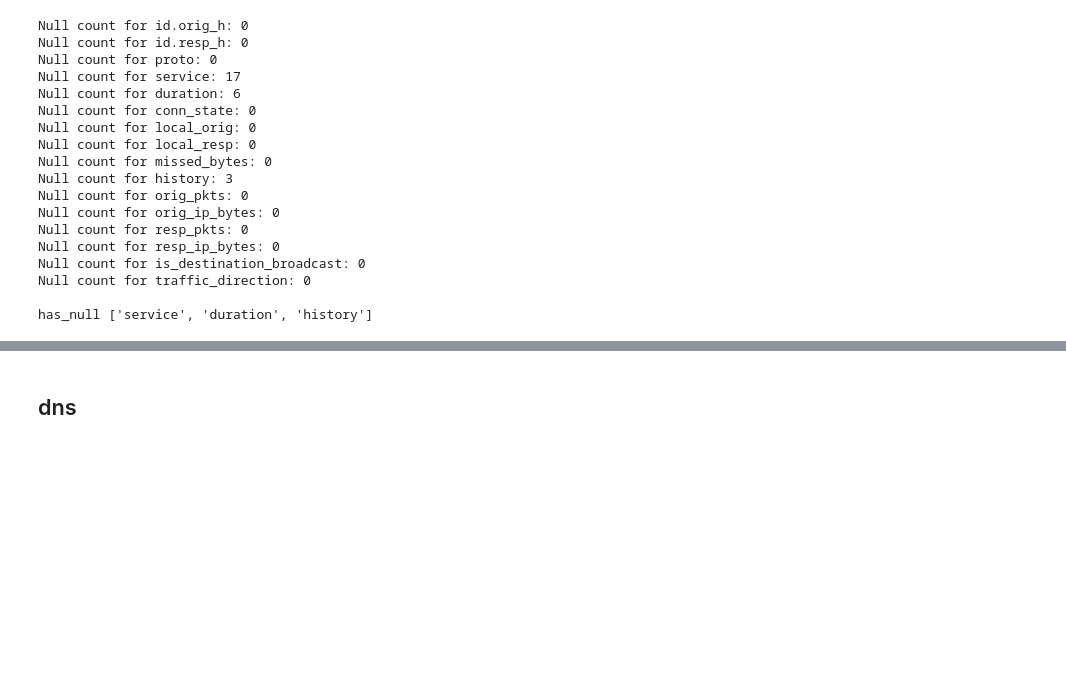
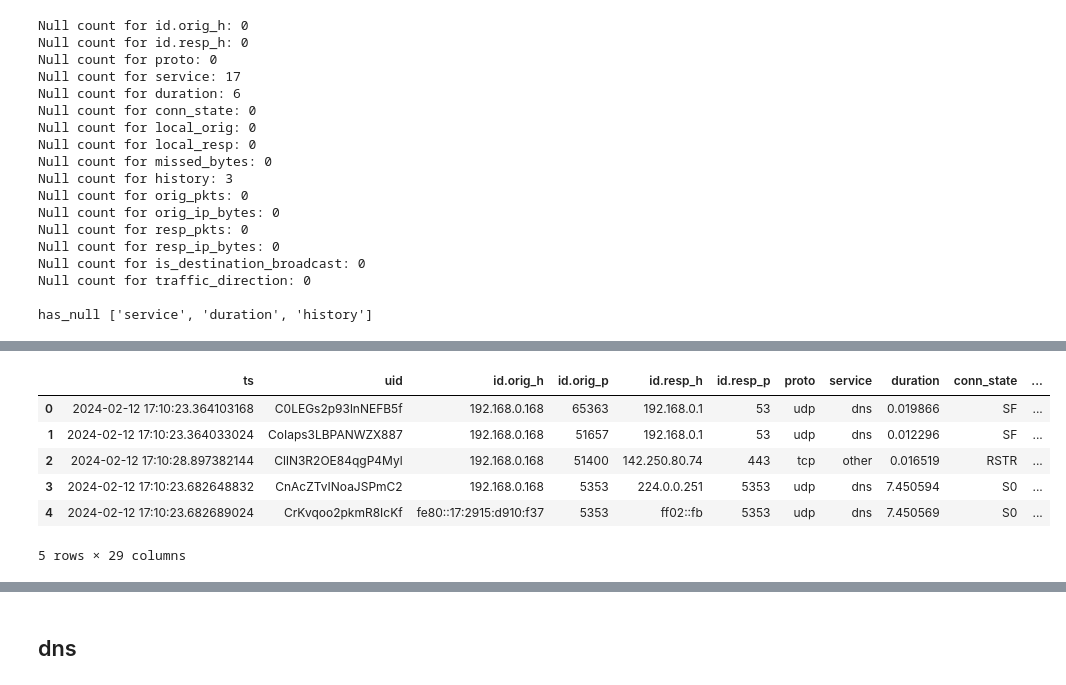
Before and after one commit to NYU-HSRN-Network-Data-Science-Group/AutoZeekWatch, a Jupyter notebook: NIDS/zoe_eda.ipynb, the cells around one changed output, grey strips where cells are left out. Drawn from its saved outputs; the diff is of its cells as text; code cells hidden in the pictures; blank space fills up the shorter version.

```diff
--- a/NIDS/zoe_eda.ipynb
+++ b/NIDS/zoe_eda.ipynb
@@ -434,0 +503,9 @@ def makedf_samecol(new_df):
+# %%
+#To be confirmed with HSRN data
+windows = [1,10,60,360] #seconds
+grp = ['id.orig_h', 'id.orig_p', 'id.resp_h', 'id.resp_p']
+#TODO: aggregate the features to compute the windowed features
+windowed_features_num = ['mean','min','max','std','var','cnt', 'sum'] #for numerical features: duration, orig_pkts, orig_ip_bytes, resp_pkts, resp_ip_bytes
+windowed_features_cat = ['nuniq','entropy'] #for categorical features: conn_state, proto, service, history
+aggr_feature_num = ['duration, missed_bytes, orig_pkts, orig_ip_bytes, resp_pkts, resp_ip_bytes']
+aggr_feature_num = ['local_orig', 'local_resp']
@@ -434,0 +779,27 @@ def makedf_samecol(new_df):
+# %%
+#For feature such as  local_orig , port,... numerical but can be treated as categorical
+from scipy.stats import entropy
+def calculate_agg_feature_cat(df, agg_feature, window_size=5000):
+  """
+  This function adds a new column "{agg_feature}_{either nunique or entropy}" to the DataFrame.
+  This column contains the aggregated features (nunique/entropy) of network flows within the past {window_size} seconds
+  for each group with the same ['id.orig_h', 'id.orig_p', 'id.resp_h', 'id.resp_p'].
+
+  Args:
+      df: The pandas DataFrame containing network flow data.
+      window_size: Size of the window for calculating the average (default: 5000 seconds).
+
+  Returns:
+      A new DataFrame with the added aggregated feautre columns.
+  """
+  # Convert timestamp to datetime
+  # df['ts'] = datetime.fromtimestamp(df['ts']) #assumes timestamps are in the local machine's timezone. not suggested
+  df['ts'] = pd.to_datetime(df['ts'], unit='s')
+  df = df.set_index('ts')
+  grp = ['id.orig_h', 'id.orig_p', 'id.resp_h', 'id.resp_p']
+  df[f'{agg_feature}_nunique_{window_size}'] = df.groupby(grp)[f'{agg_feature}'].transform(lambda x: x.rolling(f'{window_size}s', min_periods=1).apply(lambda x: x.unique().shape[0]))
+  df[f'{agg_feature}_entropy_{window_size}'] = df.groupby(grp)[f'{agg_feature}'].transform(lambda x: x.rolling(f'{window_size}s', min_periods=1).apply(lambda x: entropy(x.value_counts())))
+  return df.reset_index()
+
+result_df = calculate_agg_feature_cat(df.copy(),agg_feature = 'local_orig')  # Apply function to a copy of df
+print(result_df)
@@ -434,0 +824,10 @@ def makedf_samecol(new_df):
+# %%
+result_df.head()
+# %% [output]
+|  | ts | uid | id.orig_h | id.orig_p | id.resp_h | id.resp_p | proto | service | duration | conn_state | ... |
+| 0 | 2024-02-12 17:10:23.364103168 | C0LEGs2p93lnNEFB5f | 192.168.0.168 | 65363 | 192.168.0.1 | 53 | udp | dns | 0.019866 | SF | ... |
+| 1 | 2024-02-12 17:10:23.364033024 | CoIaps3LBPANWZX887 | 192.168.0.168 | 51657 | 192.168.0.1 | 53 | udp | dns | 0.012296 | SF | ... |
+| 2 | 2024-02-12 17:10:28.897382144 | CllN3R2OE84qgP4Myl | 192.168.0.168 | 51400 | 142.250.80.74 | 443 | tcp | other | 0.016519 | RSTR | ... |
+| 3 | 2024-02-12 17:10:23.682648832 | CnAcZTvINoaJSPmC2 | 192.168.0.168 | 5353 | 224.0.0.251 | 5353 | udp | dns | 7.450594 | S0 | ... |
+| 4 | 2024-02-12 17:10:23.682689024 | CrKvqoo2pkmR8IcKf | fe80::17:2915:d910:f37 | 5353 | ff02::fb | 5353 | udp | dns | 7.450569 | S0 | ... |
+5 rows × 29 columns
```
Also changed, not shown: parts of 55 cells of this notebook, 2 other files.
